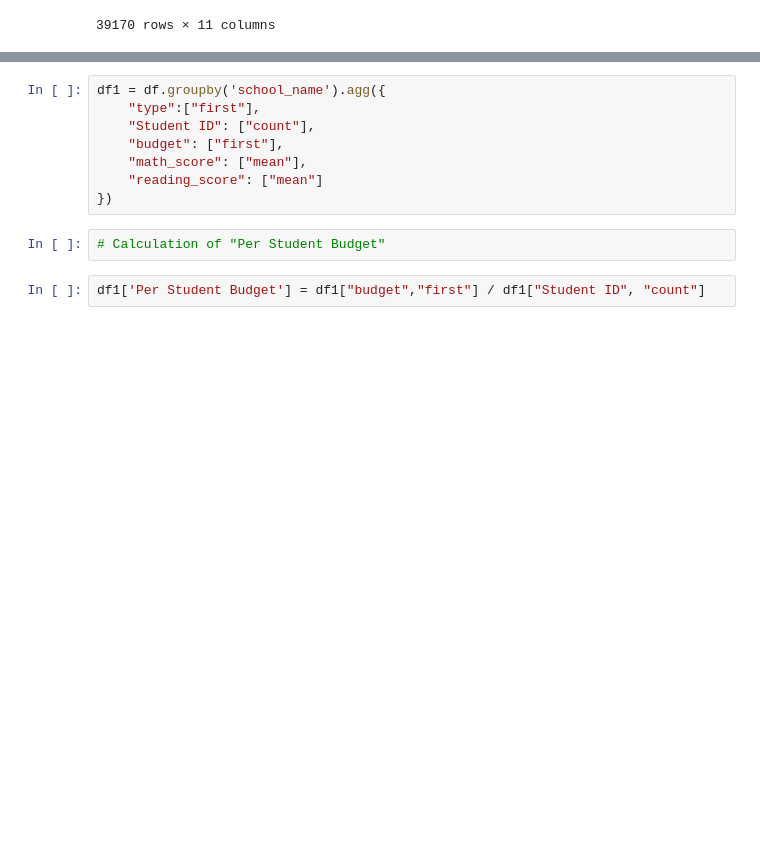
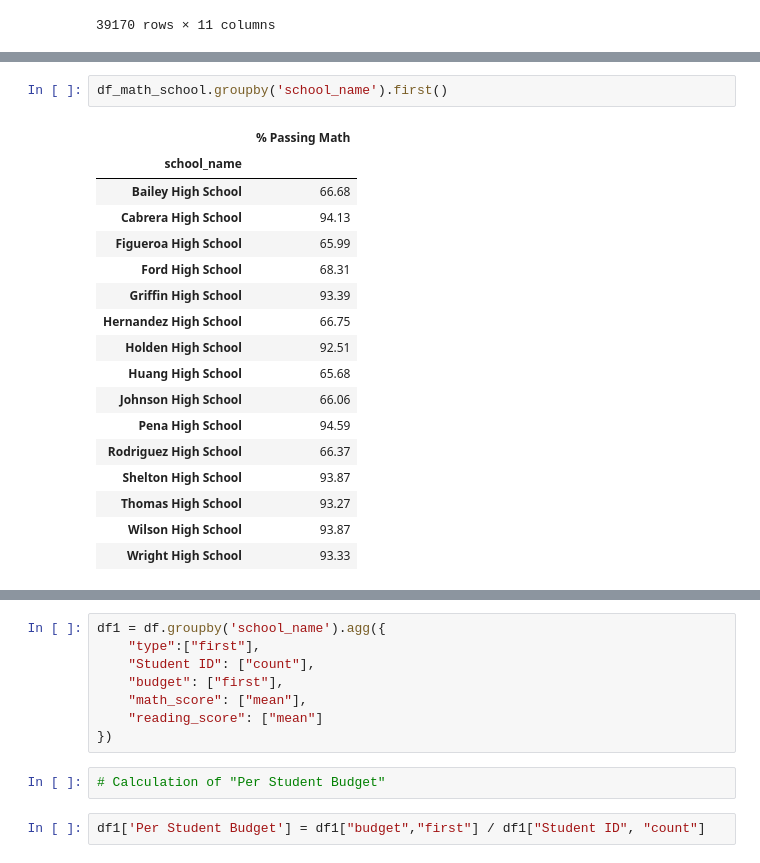
Before and after one commit to mtbulut/pandas-challenge, a Jupyter notebook: PyCitySchools_memet.ipynb, the cells around one changed output, grey strips where cells are left out. Saved outputs shown, nothing was run; the diff lists cells and outputs as text; blank space fills up the shorter version.

```diff
--- a/PyCitySchools_memet.ipynb
+++ b/PyCitySchools_memet.ipynb
@@ -83,0 +126,20 @@ df
+# %%
+df_math_school.groupby('school_name').first()
+# %% [output]
+|  | % Passing Math |
+| school_name |  |
+| Bailey High School | 66.68 |
+| Cabrera High School | 94.13 |
+| Figueroa High School | 65.99 |
+| Ford High School | 68.31 |
+| Griffin High School | 93.39 |
+| Hernandez High School | 66.75 |
+| Holden High School | 92.51 |
+| Huang High School | 65.68 |
+| Johnson High School | 66.06 |
+| Pena High School | 94.59 |
+| Rodriguez High School | 66.37 |
+| Shelton High School | 93.87 |
+| Thomas High School | 93.27 |
+| Wilson High School | 93.87 |
+| Wright High School | 93.33 |
```
Also changed, not shown: parts of 9 cells of this notebook.
